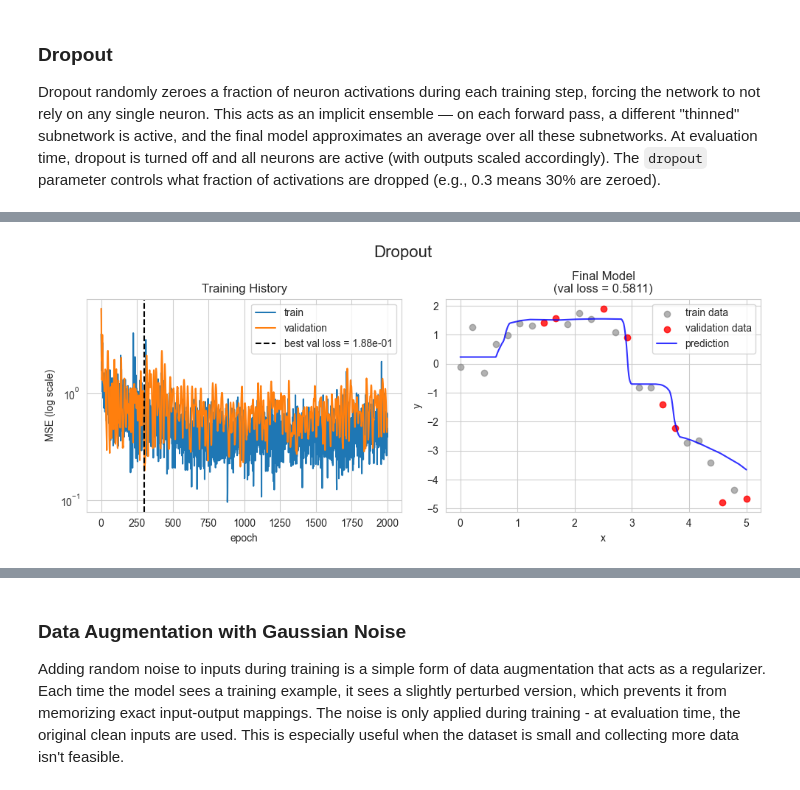
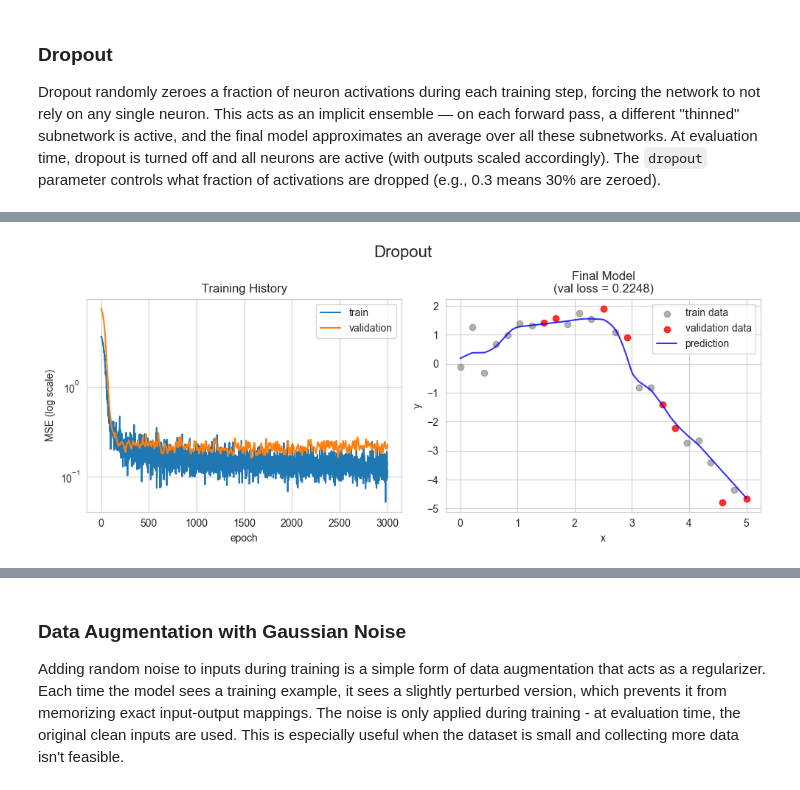
Before and after one commit to Harvard-CS1090/2026_CS1090B_public, a Jupyter notebook: sec03/cs1090b_sec03_solutions_alternative.ipynb, the cells around one changed output, grey strips where cells are left out. Drawn from its saved outputs; the diff is of its cells as text; code cells hidden in the pictures.

```diff
--- a/sec03/cs1090b_sec03_solutions_alternative.ipynb
+++ b/sec03/cs1090b_sec03_solutions_alternative.ipynb
@@ -248,10 +237,10 @@ model1 = nn.Sequential(
             nn.Linear(100, 1)
         ).to(device)
 
-optimizer = optim.Adam(model1.parameters(), lr=0.01)
+optimizer = optim.Adam(model1.parameters(), lr=0.0003)
 criterion = nn.MSELoss()
 
-epochs = 2000
+epochs = 3000
 history1 = {'loss': [], 'val_loss': []}
 for epoch in range(epochs):
     model1.train()
@@ -417,6 +405,7 @@ Weight penalties add a cost to having large weights, discouraging the model from
 # %% [markdown]
 **Note:** PyTorch also provides `torch.optim.AdamW`, which applies weight decay *directly* to the weights rather than through the gradient. In standard `Adam`, the penalty gets scaled down by the adaptive learning rate, weakening it for frequently-updated parameters. `AdamW` avoids this and is preferred in modern practice (e.g., transformer fine-tuning). For this small example the difference is negligible.
 # %%
+torch.manual_seed(109)
 model2 = nn.Sequential(
             nn.Linear(1, 100),
             nn.ReLU(),
@@ -426,15 +415,13 @@ model2 = nn.Sequential(
             nn.ReLU(),
             nn.Linear(100, 1)
         ).to(device)
+
 # NOTE: For our optimizer we use AdamW and a new argument, `weight_decay`
-# This value is high because our model (~20k parameters) vastly outnumbers
-# our training data (17 points). Typical values for normal-sized datasets
-# are 0.001–0.01; here we need strong regularization to prevent overfitting.
-PENALTY = 3
-optimizer = optim.AdamW(model2.parameters(), lr=0.01, weight_decay=PENALTY)
+PENALTY = 0.5
+optimizer = optim.AdamW(model2.parameters(), lr=0.0003, weight_decay=PENALTY)
 criterion = nn.MSELoss()
 
-epochs = 2000
+epochs = 3000
 history2 = {'loss': [], 'val_loss': []}
 for epoch in range(epochs):
     model2.train()
@@ -551,14 +535,14 @@ model3 = nn.Sequential(
             nn.Linear(100, 1)
         ).to(device)
 
-optimizer = optim.Adam(model3.parameters(), lr=0.01)
+optimizer = optim.Adam(model3.parameters(), lr=0.0003)
 criterion = nn.MSELoss()
 
-epochs = 2000 # Max epochs to run if not stopped early
+epochs = 3000 # Max epochs to run if not stopped early
 history3 = {'loss': [], 'val_loss': []}
 
 # Early Stopping parameters
-patience = 100
+patience = 200
 best_val_loss = np.inf
 patience_counter = 0
 
@@ -657,14 +653,14 @@ model4 = nn.Sequential(
             nn.Linear(100, 1)
         ).to(device)
 
-optimizer = optim.Adam(model4.parameters(), lr=0.01)
+optimizer = optim.Adam(model4.parameters(), lr=0.0003)
 criterion = nn.MSELoss()
 
-epochs = 2000 # Max epochs to run if not stopped early
+epochs = 3000 # Max epochs to run if not stopped early
 history4 = {'loss': [], 'val_loss': []}
 
 # Early Stopping parameters
-patience = 10
+patience = 100
 best_val_loss = np.inf
 patience_counter = 0
 best_model_state = None
@@ -711,6 +707,6 @@ else:
     print("No best model state to restore (perhaps val_loss never improved).")
 
 # Plotting results for the early stopped model
-plot_results(model4, history4, "Early Stopping /w Patience & Best Weight Restoring")
+plot_results(model4, history4, "Early Stopping /w Patience & Best Weight Restoring", best_val=True)
 # %% [output]
 Training model with Early Stopping (direct implementation)...
@@ -727,23 +743,25 @@ Dropout randomly zeroes a fraction of neuron activations during each training st
 
 <img src=./fig/lec04_dropout_mechanism.png width="800">
 # %%
+dropout_p = 0.1
+torch.manual_seed(109)
 model5 = nn.Sequential(
             nn.Linear(1, 100),
             nn.ReLU(),
-            nn.Dropout(0.5),
+            nn.Dropout(dropout_p),
             nn.Linear(100, 100),
             nn.ReLU(),
-            nn.Dropout(0.5),
+            nn.Dropout(dropout_p),
             nn.Linear(100, 100),
             nn.ReLU(),
-            nn.Dropout(0.5),
+            nn.Dropout(dropout_p),
             nn.Linear(100, 1)
         ).to(device)
 
-optimizer = optim.Adam(model5.parameters(), lr=0.01)
+optimizer = optim.Adam(model5.parameters(), lr=0.0003)
 criterion = nn.MSELoss()
 
-epochs = 2000
+epochs = 3000
 history5 = {'loss': [], 'val_loss': []}
 for epoch in range(epochs):
     model5.train()
@@ -791 +806 @@ Epoch 1900: train loss = 0.2737,               val loss = 0.4110
-[figure, old version]
+[figure, new version]
```
Also changed, not shown: parts of 34 cells of this notebook, 1 other file.
